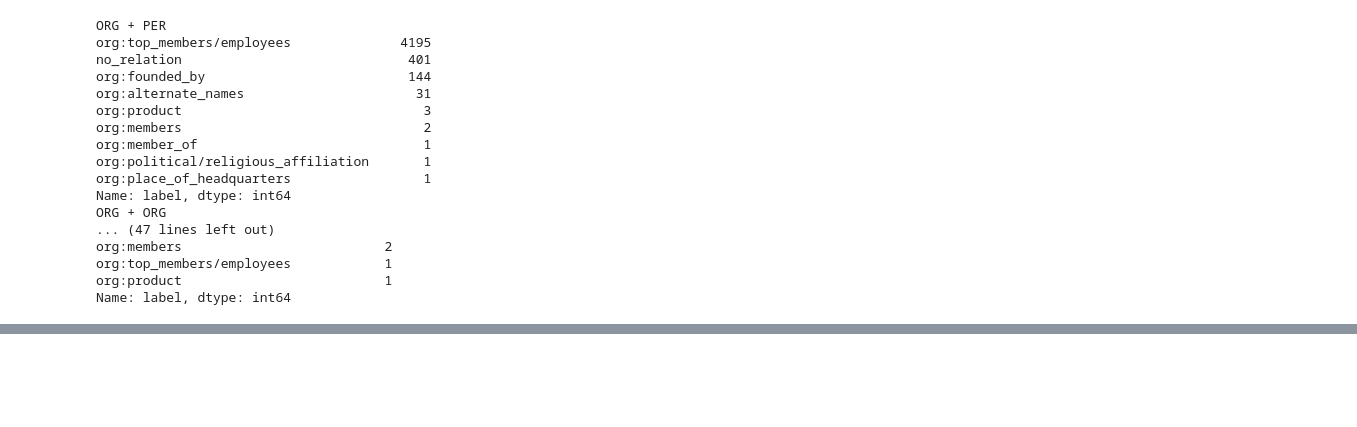
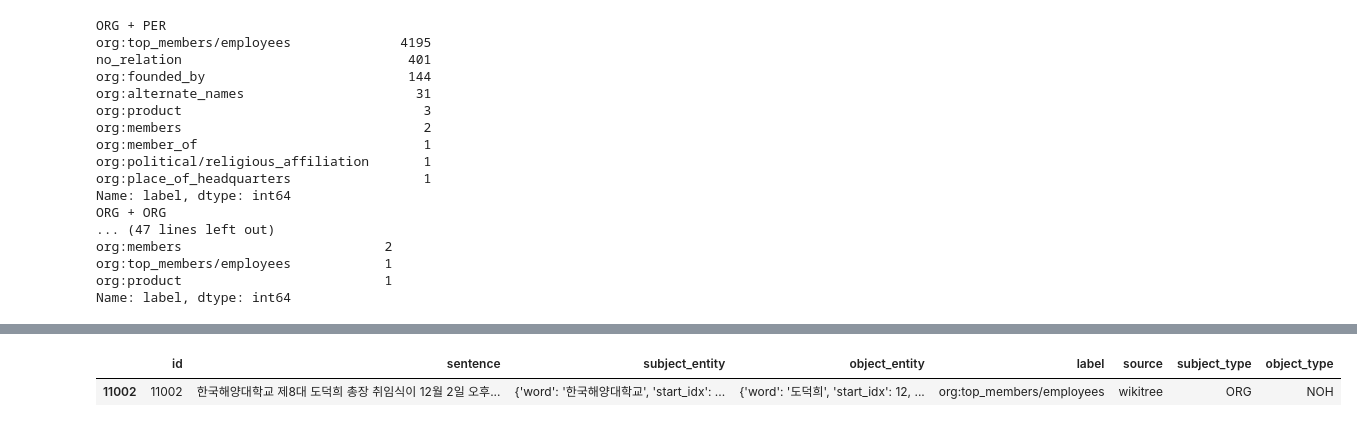
Before and after one commit to tony-728/level2_klue_nlp-14, a Jupyter notebook: data_experiments/code/label_combination.ipynb, the cells around one changed output, grey strips where cells are left out. Drawn from its saved outputs; the diff is of its cells as text; code cells hidden in the pictures; blank space fills up the shorter version.

```diff
--- a/data_experiments/code/label_combination.ipynb
+++ b/data_experiments/code/label_combination.ipynb
@@ -236,3 +236,8 @@ train_data[isPER & make_condition("label", "org:place_of_headquarters")]
 | 28891 | 28891 | 이렇게 싹튼 우크라이나 민족주의는 19세기 초 키예프를 중심... | {'word': '키예프', 'start_idx': 26, ... | {'word': '우크라이나', 'start_idx': 90... | org:place_of_headquarters | wikipedia | PER | LOC |
 # %%
 #for branch push test
+# %%
+train_data[isORG & make_condition("object_type", "NOH") & make_condition("label", "org:top_members/employees")]
+# %% [output]
+|  | id | sentence | subject_entity | object_entity | label | source | subject_type | object_type |
+| 11002 | 11002 | 한국해양대학교 제8대 도덕희 총장 취임식이 12월 2일 오후... | {'word': '한국해양대학교', 'start_idx': ... | {'word': '도덕희', 'start_idx': 12, ... | org:top_members/employees | wikitree | ORG | NOH |
```
